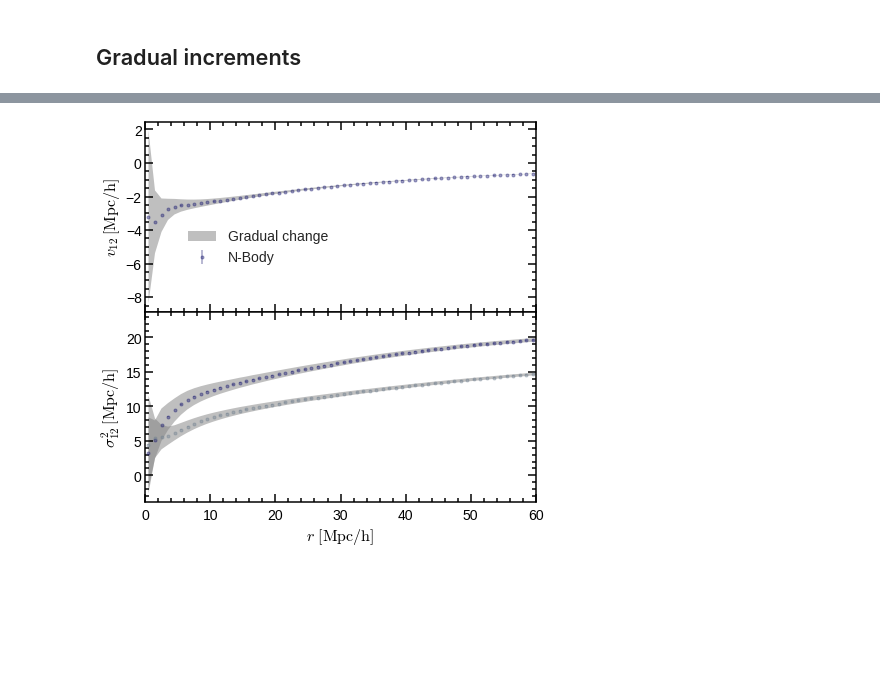
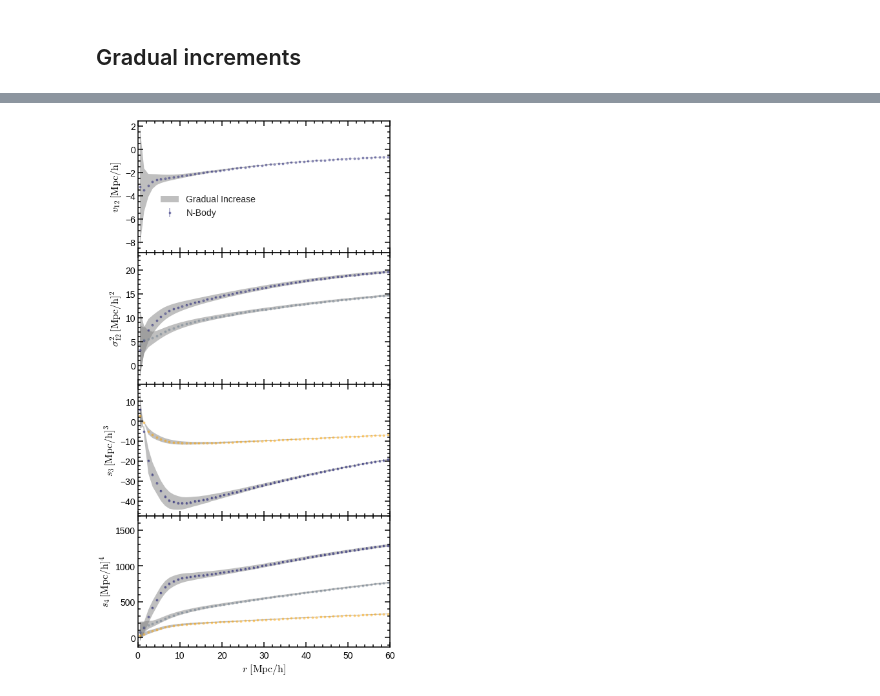
Before and after one commit to florpi/StreamingModel, a Jupyter notebook: streaming/moments/varying_moments.ipynb, the cells around one changed output, grey strips where cells are left out. Cells and saved outputs as stored; diff of their text form; code cells hidden in the pictures; blank space fills up the shorter version.

Commit message:
updated visualization of moment variations

```diff
--- a/streaming/moments/varying_moments.ipynb
+++ b/streaming/moments/varying_moments.ipynb
@@ -385,9 +260,10 @@ ax1.legend()
 ## Gradual increments
 # %%
 alpha_value = 0.4
-fig, axes = plt.subplots(nrows=2,
+
+fig, axes = plt.subplots(nrows=4,
                          ncols=1,sharex=True,
-                        figsize = (7,7),
+                        figsize = (7,15),
                          gridspec_kw = {'wspace':0, 'hspace':0})
 # --------------- Mean --------------------------------------
 axes[0].errorbar(simulation.r,
@@ -399,7 +275,7 @@ axes[0].errorbar(simulation.r,
 axes[0].fill_between(simulation.r,
                  gradual_increase(simulation, 'm_10')(simulation.r),
                  gradual_decrease(simulation, 'm_10')(simulation.r),
-                 facecolor = 'gray', alpha = 0.5, label = 'Gradual change'
+                 facecolor = 'gray', alpha = 0.5, label = 'Gradual Increase'
                 )
 
 axes[0].set_ylabel('$v_{12} \, \mathrm{[Mpc/h]}$')
@@ -431,8 +307,79 @@ axes[1].fill_between(simulation.r,
                  facecolor = 'gray', alpha = 0.5
                 )
 
-axes[1].set_ylabel('$\sigma_{12}^2 \, \mathrm{[Mpc/h]}$')
+axes[1].set_ylabel('$\sigma_{12}^2 \, \mathrm{[Mpc/h]^2}$')
 
-axes[1].set_xlabel('$r \, \, \mathrm{[Mpc/h]}$')
+
+# --------------- Skewness --------------------------------------
+
+axes[2].errorbar(simulation.r,
+             simulation.c_30.mean(simulation.r),
+             yerr = simulation.c_30.std, linestyle = '',
+                 marker = 'o', alpha = alpha_value,
+            color = 'midnightblue', label = 'Radial')
+
+axes[2].fill_between(simulation.r,
+                 gradual_increase(simulation, 'c_30')(simulation.r),
+                 gradual_decrease(simulation, 'c_30')(simulation.r),
+                 facecolor = 'gray', alpha = 0.5
+                )
+
+axes[2].errorbar(simulation.r,
+             simulation.c_12.mean(simulation.r), linestyle = '',
+             marker = 'o', alpha = alpha_value,
+             yerr = simulation.c_12.std,
+            color = 'orange', label = 'Cross Radial-Tangential')
+
+axes[2].fill_between(simulation.r,
+                 gradual_increase(simulation, 'c_12')(simulation.r),
+                 gradual_decrease(simulation, 'c_12')(simulation.r),
+                 facecolor = 'gray', alpha = 0.5
+                )
+
+axes[2].set_ylabel('$s_3 \, \mathrm{[Mpc/h]^3}$')
+
+# --------------- Kurtosis --------------------------------------
+
+axes[3].errorbar(simulation.r,
+             simulation.c_40.mean(simulation.r),
+             yerr = simulation.c_40.std, linestyle = '',
+                 marker = 'o', alpha = alpha_value,
+            color = 'midnightblue', label = 'Radial',
+            capsize=0)
+
+axes[3].fill_between(simulation.r,
+                 gradual_increase(simulation, 'c_40')(simulation.r),
+                 gradual_decrease(simulation, 'c_40')(simulation.r),
+                 facecolor = 'gray', alpha = 0.5
+                )
+
+
+axes[3].errorbar(simulation.r,
+             simulation.c_04.mean(simulation.r),
+             yerr = simulation.c_04.std, linestyle = '',
+                 marker = 'o', alpha = alpha_value,
+            color = 'slategray', label = 'Tangential')
+
+axes[3].fill_between(simulation.r,
+                 gradual_increase(simulation, 'c_04')(simulation.r),
+                 gradual_decrease(simulation, 'c_04')(simulation.r),
+                 facecolor = 'gray', alpha = 0.5
+                )
+
+axes[3].errorbar(simulation.r,
+             simulation.c_22.mean(simulation.r),
+             yerr = simulation.c_22.std, linestyle = '',
+                marker = 'o', alpha = alpha_value,
+            color = 'orange', label = 'Cross Radial-Tangential')
+
+axes[3].fill_between(simulation.r,
+                 gradual_increase(simulation, 'c_22')(simulation.r),
+                 gradual_decrease(simulation, 'c_22')(simulation.r),
+                 facecolor = 'gray', alpha = 0.5
+                )
+
+axes[3].set_ylabel('$s_4 \, \mathrm{[Mpc/h]^4}$')
+
 plt.xlim(0, 60)
+axes[3].set_xlabel('$r \, \, \mathrm{[Mpc/h]}$')
 # %% [output]
@@ -440 +387 @@ plt.xlim(0, 60)
-[figure, old version]
+[figure, new version]
```
Also changed, not shown: parts of 23 cells of this notebook, 1 other file.
